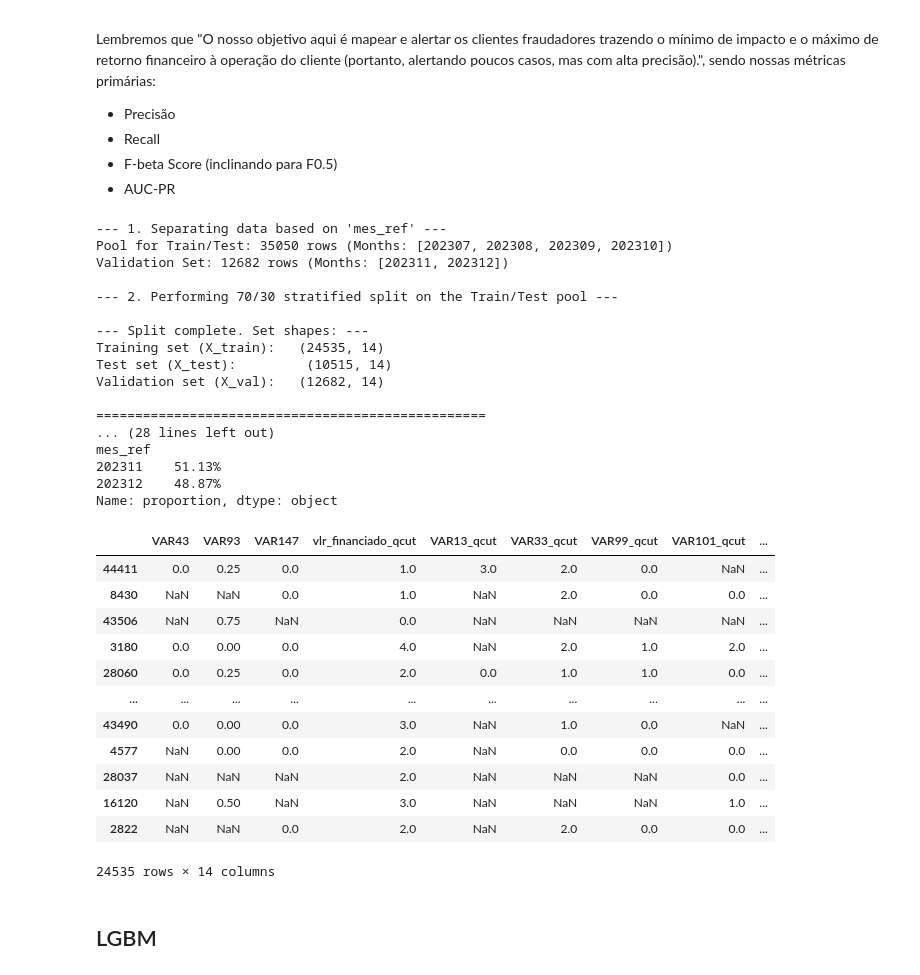
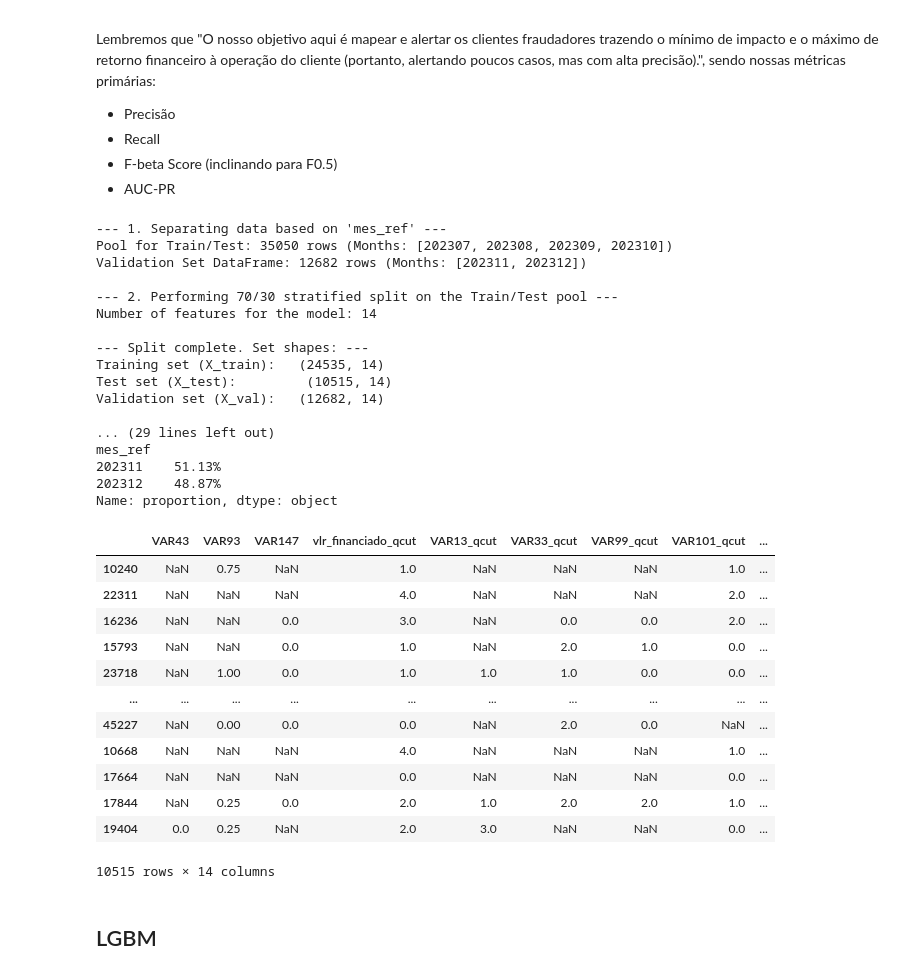
Before and after one commit to RenatoNogFer/Project-4, a Jupyter notebook: main.ipynb, the cells around one changed output. Saved outputs shown, nothing was run; the diff lists cells and outputs as text; code cells hidden in the pictures.

```diff
--- a/main.ipynb
+++ b/main.ipynb
@@ -1474,6 +1479,10 @@ analysis_cols = other_cols.copy()
 if 'mes_ref' in analysis_cols:
     analysis_cols.remove('mes_ref')
     print(f"INFO: A coluna 'mes_ref' foi excluída da análise.")
+
+if 'vlr_financiado' in analysis_cols:
+    analysis_cols.remove('vlr_financiado')
+    print(f"INFO: A coluna 'vlr_financiado' foi excluída da análise.")
 
 # --- 2. Analysis and Display Loop ---
 for col in analysis_cols:
@@ -2256,42 +2268,43 @@ from sklearn.preprocessing import StandardScaler,  LabelEncoder
 target_col = 'alvo'
 
 # --- 1. Define Months for Each Set ---
-# Months for the initial pool that will be split into Train and Test sets
 train_test_months = [202307, 202308, 202309, 202310]
-# Months reserved exclusively for the Validation (Out-of-Time) set
 validation_months = [202311, 202312]
 
 print("--- 1. Separating data based on 'mes_ref' ---")
 
-# --- 2. Create the Validation Set (Out-of-Time) ---
+# --- 2. Create DataFrames for each period ---
+# The validation_df is created here with ALL original columns. It will be preserved for the final analysis.
 validation_df = data_frame[data_frame['mes_ref'].isin(validation_months)].copy()
-
-# --- 3. Create the Pool for Training and Testing ---
 train_test_pool_df = data_frame[data_frame['mes_ref'].isin(train_test_months)].copy()
 
 print(f"Pool for Train/Test: {len(train_test_pool_df)} rows (Months: {train_test_months})")
-print(f"Validation Set: {len(validation_df)} rows (Months: {validation_months})\n")
+print(f"Validation Set DataFrame: {len(validation_df)} rows (Months: {validation_months})\n")
 
-# --- 4. Prepare for Stratified Split ---
+# --- 3. Prepare for Stratified Split ---
 stratify_col_name = 'stratify_col'
 train_test_pool_df[stratify_col_name] = train_test_pool_df['mes_ref'].astype(str) + '_' + train_test_pool_df[target_col].astype(str)
 
-# Define features and target for the pool
-features = [col for col in data_frame.columns if col not in [target_col, 'mes_ref', stratify_col_name]]
+# Define which columns should NOT be used as model features
+cols_to_exclude_from_features = [target_col, 'mes_ref', 'vlr_financiado', stratify_col_name]
+features = [col for col in data_frame.columns if col not in cols_to_exclude_from_features]
+
+print(f"--- 2. Performing 70/30 stratified split on the Train/Test pool ---")
+print(f"Number of features for the model: {len(features)}")
+
+# Define feature matrix and target vector for the pool
 X_pool = train_test_pool_df[features]
 y_pool = train_test_pool_df[target_col]
 
-print("--- 2. Performing 70/30 stratified split on the Train/Test pool ---")
-
-# Split the pool into training and testing sets (70/30)
+# Split the pool into training and testing sets
 X_train, X_test, y_train, y_test = train_test_split(
     X_pool, y_pool,
     test_size=0.3,
     random_state=42,
-    stratify=train_test_pool_df[stratify_col_name] # Stratify on the combined column
+    stratify=train_test_pool_df[stratify_col_name]
 )
 
-# Create the final validation set from the validation_df
+# Create the final FEATURE MATRIX and TARGET VECTOR for validation
 X_val = validation_df[features]
 y_val = validation_df[target_col]
 
@@ -2323,37 +2336,37 @@ print(data_frame.loc[y_val.index, 'mes_ref'].value_counts(normalize=True).sort_i
 # %% [output]
 --- 1. Separating data based on 'mes_ref' ---
 Pool for Train/Test: 35050 rows (Months: [202307, 202308, 202309, 202310])
-Validation Set: 12682 rows (Months: [202311, 202312])
+Validation Set DataFrame: 12682 rows (Months: [202311, 202312])
 
 --- 2. Performing 70/30 stratified split on the Train/Test pool ---
+Number of features for the model: 14
 
 --- Split complete. Set shapes: ---
 Training set (X_train):   (24535, 14)
 Test set (X_test):         (10515, 14)
 Validation set (X_val):   (12682, 14)
 
-==================================================
-... (28 lines left out)
+... (29 lines left out)
 mes_ref
 202311    51.13%
 202312    48.87%
 Name: proportion, dtype: object
 # %%
-X_train
+X_test
 # %% [output]
 |  | VAR43 | VAR93 | VAR147 | vlr_financiado_qcut | VAR13_qcut | VAR33_qcut | VAR99_qcut | VAR101_qcut | ... |
-| 44411 | 0.0 | 0.25 | 0.0 | 1.0 | 3.0 | 2.0 | 0.0 | NaN | ... |
-| 8430 | NaN | NaN | 0.0 | 1.0 | NaN | 2.0 | 0.0 | 0.0 | ... |
-| 43506 | NaN | 0.75 | NaN | 0.0 | NaN | NaN | NaN | NaN | ... |
-| 3180 | 0.0 | 0.00 | 0.0 | 4.0 | NaN | 2.0 | 1.0 | 2.0 | ... |
-| 28060 | 0.0 | 0.25 | 0.0 | 2.0 | 0.0 | 1.0 | 1.0 | 0.0 | ... |
+| 10240 | NaN | 0.75 | NaN | 1.0 | NaN | NaN | NaN | 1.0 | ... |
+| 22311 | NaN | NaN | NaN | 4.0 | NaN | NaN | NaN | 2.0 | ... |
+| 16236 | NaN | NaN | 0.0 | 3.0 | NaN | 0.0 | 0.0 | 2.0 | ... |
+| 15793 | NaN | NaN | 0.0 | 1.0 | NaN | 2.0 | 1.0 | 0.0 | ... |
+| 23718 | NaN | 1.00 | 0.0 | 1.0 | 1.0 | 1.0 | 0.0 | 0.0 | ... |
 | ... | ... | ... | ... | ... | ... | ... | ... | ... | ... |
-| 43490 | 0.0 | 0.00 | 0.0 | 3.0 | NaN | 1.0 | 0.0 | NaN | ... |
-| 4577 | NaN | 0.00 | 0.0 | 2.0 | NaN | 0.0 | 0.0 | 0.0 | ... |
-| 28037 | NaN | NaN | NaN | 2.0 | NaN | NaN | NaN | 0.0 | ... |
-| 16120 | NaN | 0.50 | NaN | 3.0 | NaN | NaN | NaN | 1.0 | ... |
-| 2822 | NaN | NaN | 0.0 | 2.0 | NaN | 2.0 | 0.0 | 0.0 | ... |
+| 45227 | NaN | 0.00 | 0.0 | 0.0 | NaN | 2.0 | 0.0 | NaN | ... |
+| 10668 | NaN | NaN | NaN | 4.0 | NaN | NaN | NaN | 1.0 | ... |
+| 17664 | NaN | NaN | NaN | 0.0 | NaN | NaN | NaN | 0.0 | ... |
+| 17844 | NaN | 0.25 | 0.0 | 2.0 | 1.0 | 2.0 | 2.0 | 1.0 | ... |
+| 19404 | 0.0 | 0.25 | NaN | 2.0 | 3.0 | NaN | NaN | 0.0 | ... |
-24535 rows × 14 columns
+10515 rows × 14 columns
 # %% [markdown]
 ## LGBM
 # %%
```
Also changed, not shown: parts of 37 cells of this notebook.
